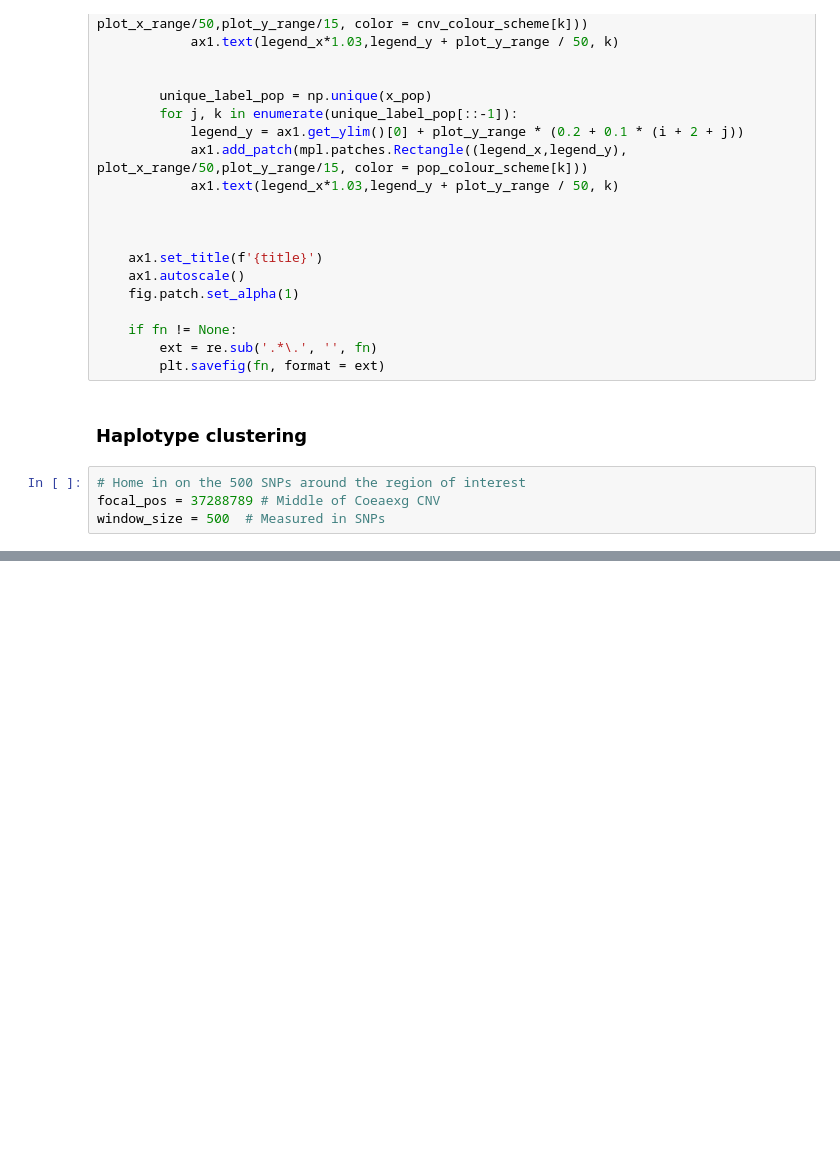
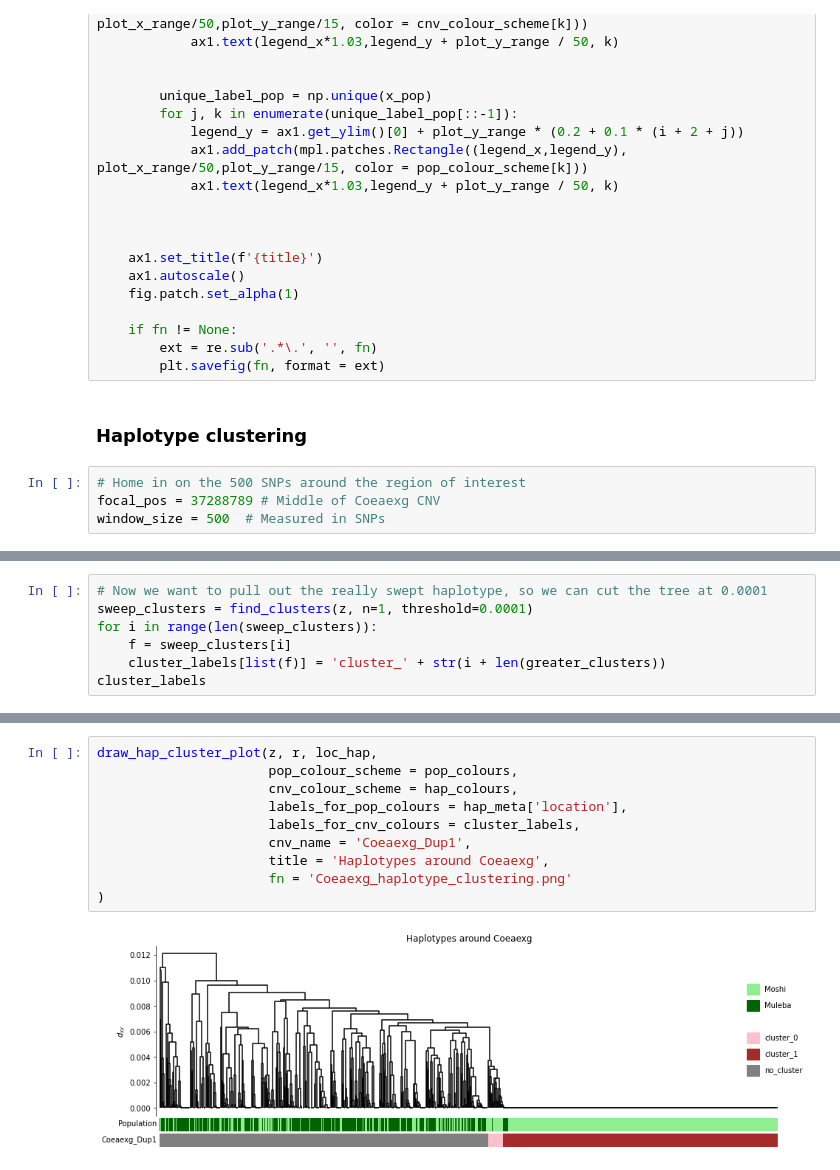
Before and after one commit to vigg-lstm/GAARD_east, a Jupyter notebook: CNV_analysis/sweeps/Coeaexg_CNV_haplotypes.ipynb, the cells around one changed output, grey strips where cells are left out. Drawn from its saved outputs; the diff is of its cells as text; blank space fills up the shorter version.

Commit message:
Added somw tweeks to CNV sweep analysis

```diff
--- a/CNV_analysis/sweeps/Coeaexg_CNV_haplotypes.ipynb
+++ b/CNV_analysis/sweeps/Coeaexg_CNV_haplotypes.ipynb
@@ -338,0 +401,7 @@ draw_hap_cluster_plot(z, r, loc_hap,
+# %%
+# Now we want to pull out the really swept haplotype, so we can cut the tree at 0.0001
+sweep_clusters = find_clusters(z, n=1, threshold=0.0001)
+for i in range(len(sweep_clusters)):
+    f = sweep_clusters[i]
+    cluster_labels[list(f)] = 'cluster_' + str(i + len(greater_clusters))
+cluster_labels
@@ -338,0 +426,12 @@ draw_hap_cluster_plot(z, r, loc_hap,
+# %%
+draw_hap_cluster_plot(z, r, loc_hap,
+                      pop_colour_scheme = pop_colours,
+                      cnv_colour_scheme = hap_colours,
+                      labels_for_pop_colours = hap_meta['location'],
+                      labels_for_cnv_colours = cluster_labels,
+                      cnv_name = 'Coeaexg_Dup1',
+                      title = 'Haplotypes around Coeaexg',
+                      fn = 'Coeaexg_haplotype_clustering.png'
+)
+# %% [output]
+[figure, added]
```
Also changed, not shown: parts of 13 cells of this notebook, 2 other files.
